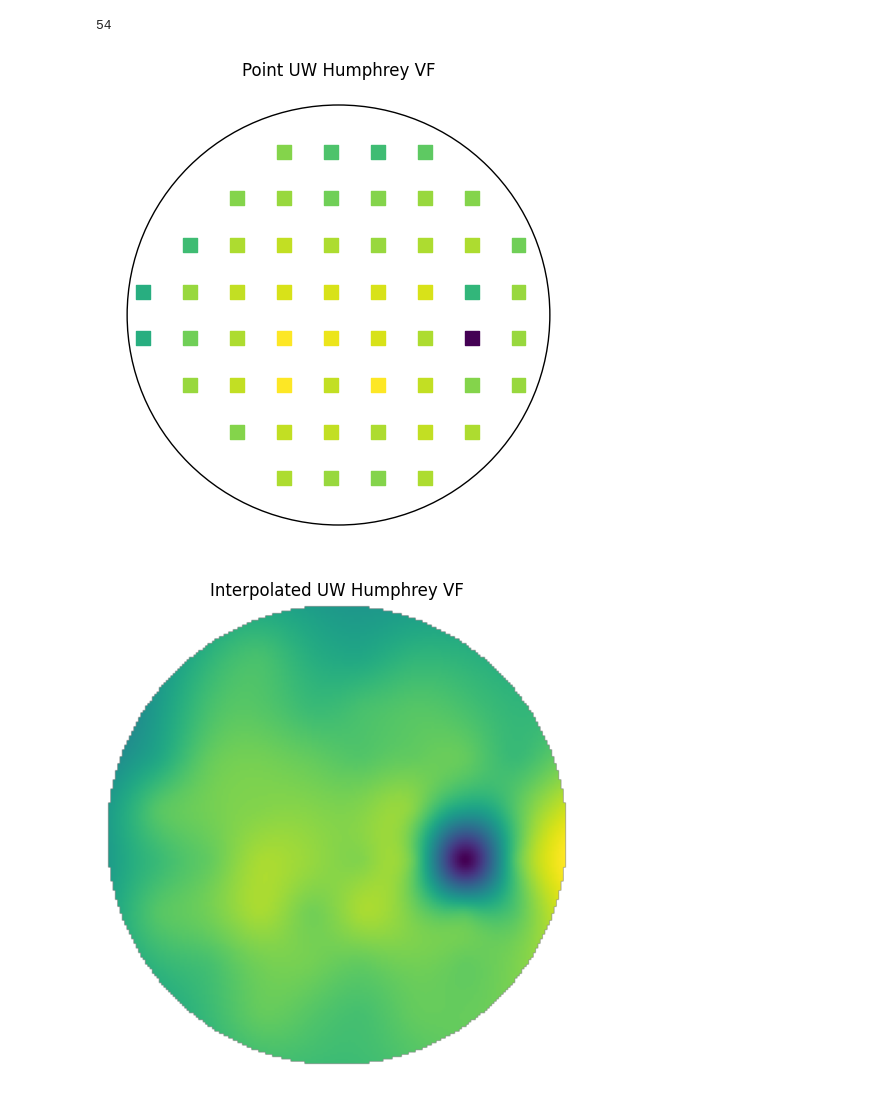
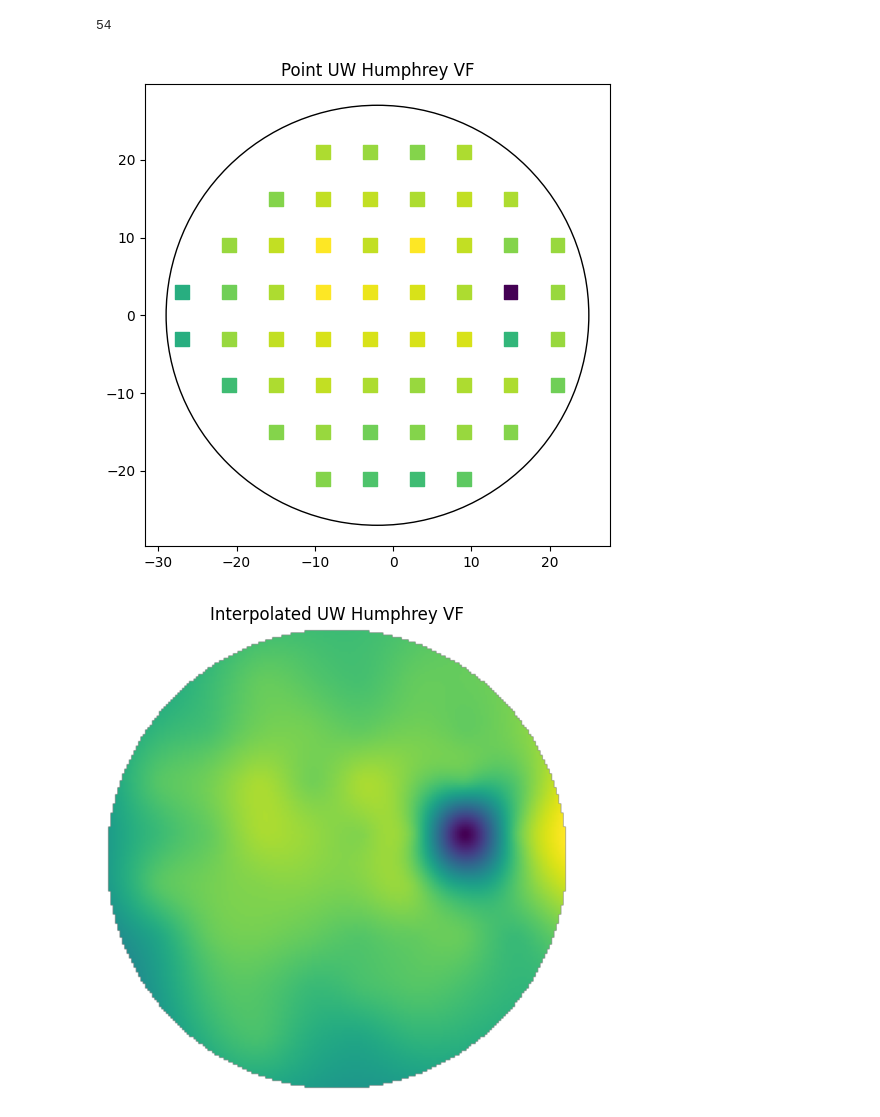
Before and after one commit to lilyhirano/Visual-Field-Analysis, a Jupyter notebook: uw_images.ipynb, the cells around one changed output. Saved outputs shown, nothing was run; the diff lists cells and outputs as text; code cells hidden in the pictures.

Commit message:
fix UW image

```diff
--- a/uw_images.ipynb
+++ b/uw_images.ipynb
@@ -7,7 +7,7 @@ import numpy as np
 from scipy.interpolate import Rbf
 # %%
 coordinates_df = pd.read_csv("data/UW_coords.csv")
-uw_coords = np.array([(coordinates_df["X"][i], coordinates_df["Y"][i]) for i in range(len(coordinates_df))])
+uw_coords = np.array([(coordinates_df["X"][i], -1 * coordinates_df["Y"][i]) for i in range(len(coordinates_df))])
 len(uw_coords)
 # %% [output]
 54
@@ -20,15 +20,15 @@ len(pt_1)
 # %%
 id_1 = np.array(uw_vf.iloc[0][22:76]).astype(int)
 fig, ax = plt.subplots(figsize = (6,6))
 
 ax.scatter(uw_coords[:,0], uw_coords[:,1], c= id_1, s=100, marker='s')
 circle = mpatches.Circle((-2,0), 27, fill = False)
 ax.add_patch(circle)
-plt.axis('off')
+#plt.axis('off')
 plt.title("Point UW Humphrey VF")
 plt.show()
 # %% [output]
-[figure, old version]
+[figure, new version]
 # %%
 id_1 = np.array(uw_vf.iloc[0][22:76]).astype(int)
 
@@ -51,7 +51,7 @@ plt.title("Interpolated UW Humphrey VF")
 plt.axis('off')
 plt.show()
 # %% [output]
-[figure, old version]
+[figure, new version]
 # %%
 fig, ax = plt.subplots(1, 2, figsize=(12,6))
 
```
Also changed, not shown: parts of 1 cell of this notebook, 2 other files.
